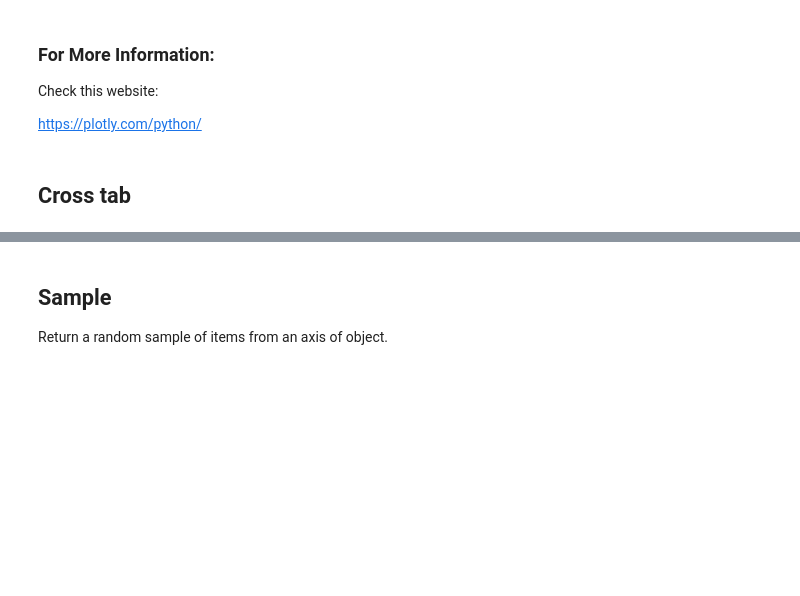
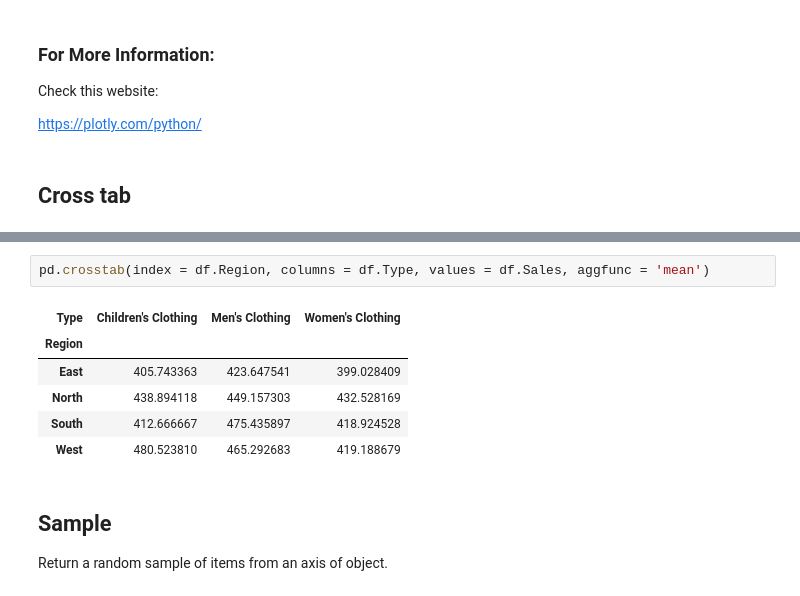
Before and after one commit to showmidelo/Advanced_Pandas_karyar, a Jupyter notebook: tutorial.ipynb, the cells around one changed output, grey strips where cells are left out. Saved outputs shown, nothing was run; the diff lists cells and outputs as text; blank space fills up the shorter version.

```diff
--- a/tutorial.ipynb
+++ b/tutorial.ipynb
@@ -1425,3 +1481,12 @@ https://pbpython.com/images/crosstab_cheatsheet_header.png
+# %%
+pd.crosstab(index = df.Region, columns = df.Type, values = df.Sales, aggfunc = 'mean')
+# %% [output]
+| Type | Children's Clothing | Men's Clothing | Women's Clothing |
+| Region |  |  |  |
+| East | 405.743363 | 423.647541 | 399.028409 |
+| North | 438.894118 | 449.157303 | 432.528169 |
+| South | 412.666667 | 475.435897 | 418.924528 |
+| West | 480.523810 | 465.292683 | 419.188679 |
 # %% [markdown]
 ## Sample
 
```
Also changed, not shown: parts of 6 cells of this notebook.
